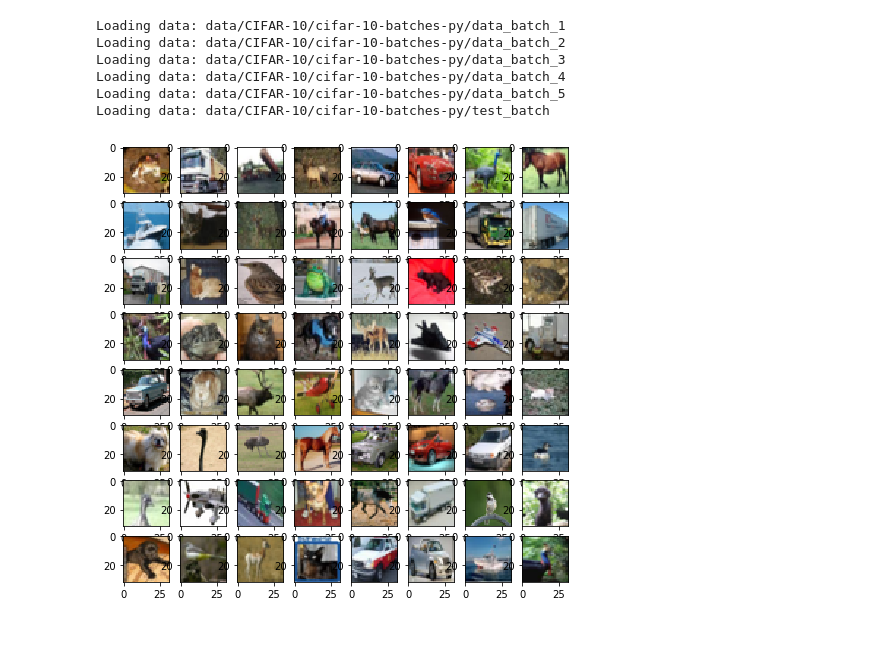
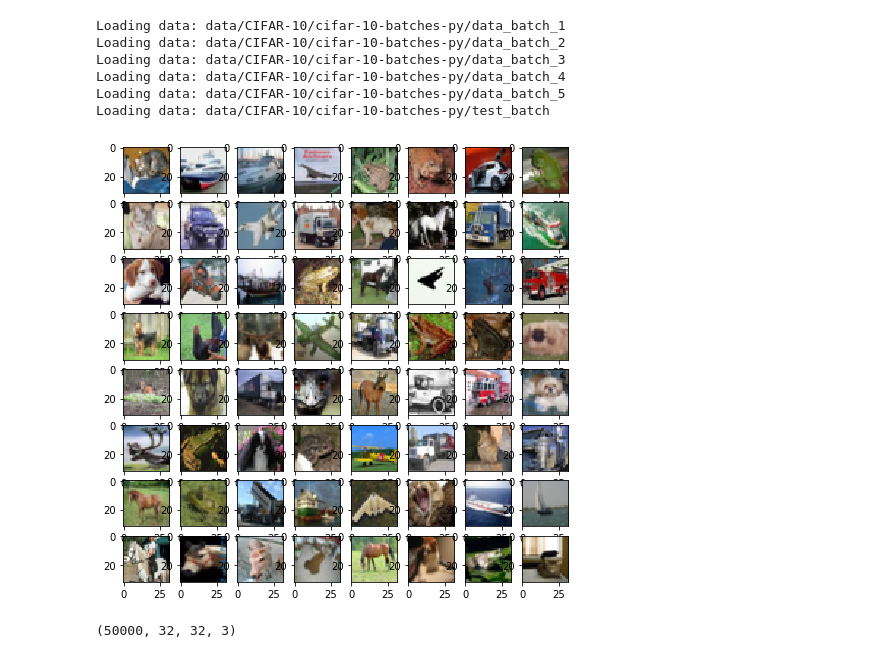
Before and after one commit to nkmbgs/ML_projects, a Jupyter notebook: cifar10_pca_template.ipynb, the cells around one changed output. Drawn from its saved outputs; the diff is of its cells as text; code cells hidden in the pictures.

```diff
--- a/cifar10_pca_template.ipynb
+++ b/cifar10_pca_template.ipynb
@@ -39,8 +40,8 @@ Loading data: data/CIFAR-10/cifar-10-batches-py/test_batch
 # %%
 fig=plt.figure(figsize=(8,8))
 for i in range(64):
     ax=fig.add_subplot(8,8,i+1)
-    ax.imshow(images_train[i],cmap=plt.cm.bone)
+    ax.imshow(images_test[i],cmap=plt.cm.bone)
 plt.show()
 # %% [output]
-[figure, old version]
+[figure, new version]
@@ -51,0 +48,4 @@ plt.pl
+# %%
+images_train.shape
+# %% [output]
+(50000, 32, 32, 3)
```
Also changed, not shown: parts of 7 cells of this notebook.
